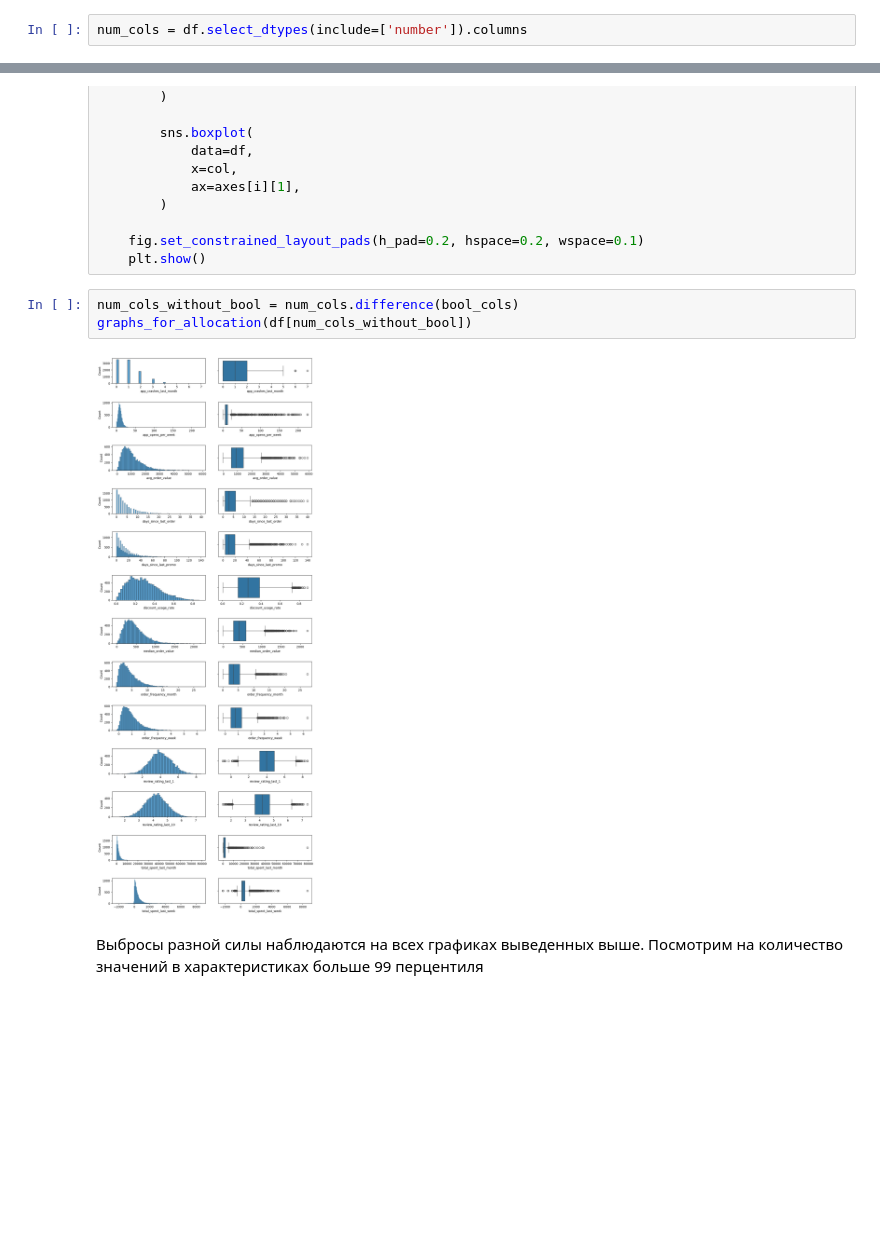
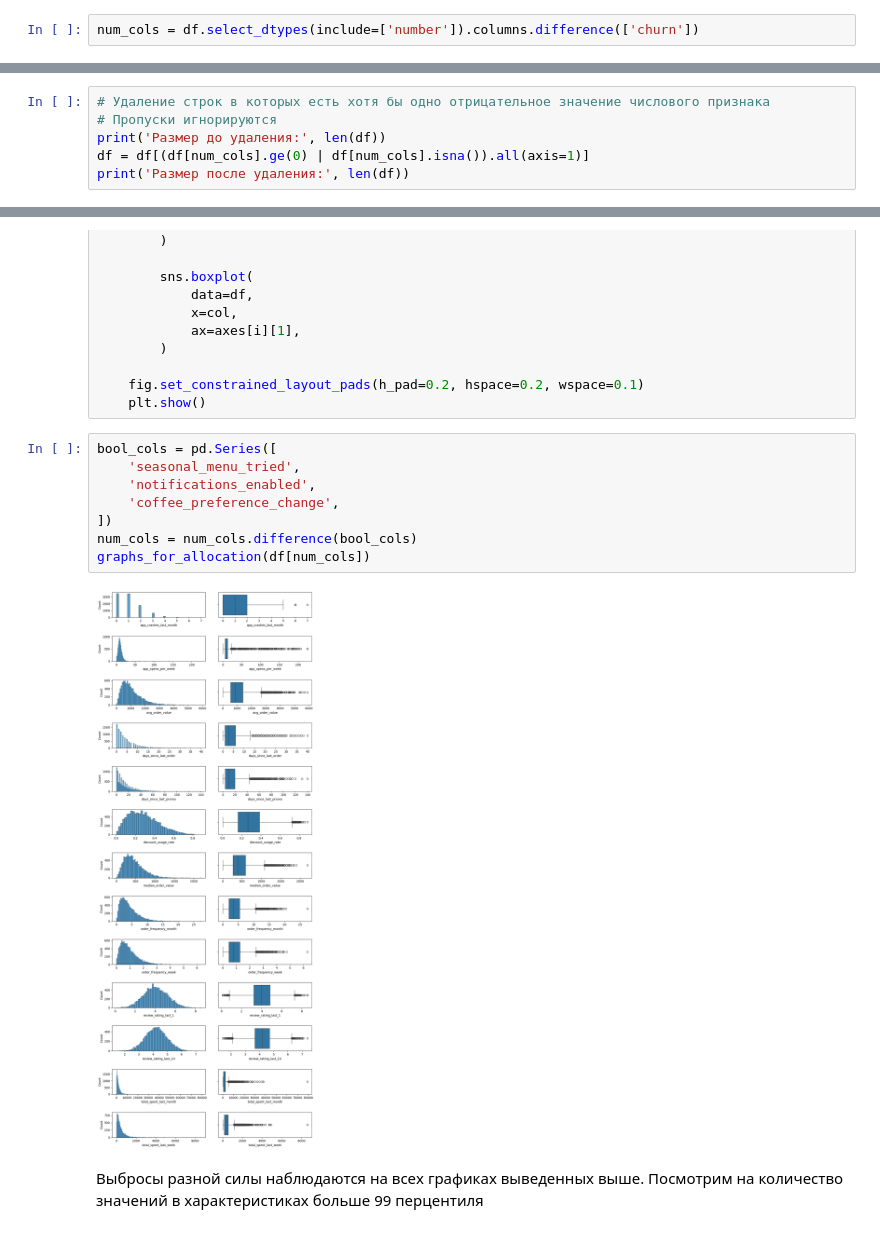
Before and after one commit to Daniel217D/linear-regression-experiments, a Jupyter notebook: 7. yandex_customer_churn_coffee_delivery_logistic_regression.ipynb, the cells around one changed output, grey strips where cells are left out. Drawn from its saved outputs; the diff is of its cells as text; blank space fills up the shorter version.

```diff
--- a/7. yandex_customer_churn_coffee_delivery_logistic_regression.ipynb
+++ b/7. yandex_customer_churn_coffee_delivery_logistic_regression.ipynb
@@ -259,7 +250,7 @@ Week vs Month динамика — сравнение активности ил
 # %% [markdown]
 Проанализируем выбросы в числовых столбцах
 # %%
-num_cols = df.select_dtypes(include=['number']).columns
+num_cols = df.select_dtypes(include=['number']).columns.difference(['churn'])
 # %% [markdown]
 Для начала посмотрим на наличие отрицательных значений в столбцах. Если такие есть, то они не соответствуют доменной логике:
 # %%
@@ -278,0 +270,6 @@ neg_counts[neg_counts > 0], neg_counts.sum()
+# %%
+# Удаление строк в которых есть хотя бы одно отрицательное значение числового признака
+# Пропуски игнорируются
+print('Размер до удаления:', len(df))
+df = df[(df[num_cols].ge(0) | df[num_cols].isna()).all(axis=1)]
+print('Размер после удаления:', len(df))
@@ -303,10 +303,15 @@ def graphs_for_allocation(df):
     fig.set_constrained_layout_pads(h_pad=0.2, hspace=0.2, wspace=0.1)
     plt.show()
 # %%
-num_cols_without_bool = num_cols.difference(bool_cols)
-graphs_for_allocation(df[num_cols_without_bool])
+bool_cols = pd.Series([
+    'seasonal_menu_tried',
+    'notifications_enabled',
+    'coffee_preference_change',
+])
+num_cols = num_cols.difference(bool_cols)
+graphs_for_allocation(df[num_cols])
 # %% [output]
-[figure, old version]
+[figure, new version]
 # %% [markdown]
 Выбросы разной силы наблюдаются на всех графиках выведенных выше. Посмотрим на количество значений в характеристиках больше 99 перцентиля
 # %%
```
Also changed, not shown: parts of 54 cells of this notebook.
